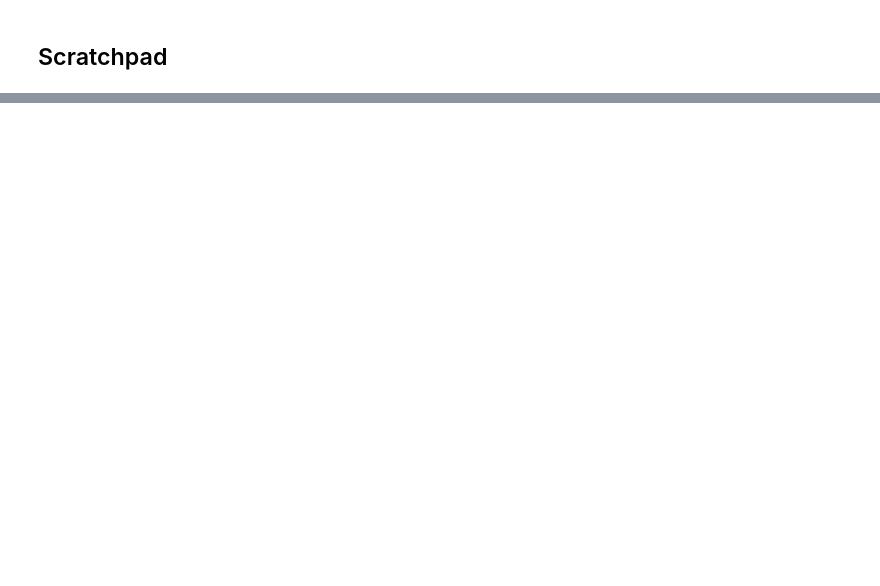
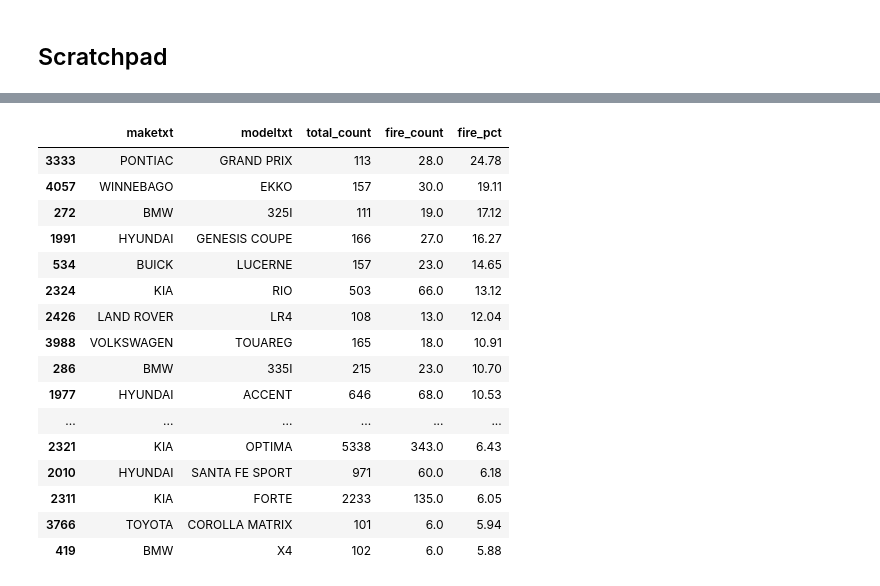
Before and after one commit to DavisM1212/NHTSA-ODI-Complaint-Analytics, a Jupyter notebook: notebooks/EDA.ipynb, the cells around one changed output, grey strips where cells are left out. Saved outputs shown, nothing was run; the diff lists cells and outputs as text; code cells hidden in the pictures; blank space fills up the shorter version.

```diff
--- a/notebooks/EDA.ipynb
+++ b/notebooks/EDA.ipynb
@@ -139,0 +255,53 @@ display(vehicle_null_summary.head(20))
+# %%
+# Fire rate by make/model
+m_m_totals = (
+    df[["maketxt", "modeltxt"]]
+    .dropna(subset=["maketxt", "modeltxt"])
+    .groupby(["maketxt", "modeltxt"])
+    .size()
+    .rename("total_count")
+)
+
+fire_counts = (
+    df[(df["fire"] == "Y")]
+    .groupby(["maketxt", "modeltxt"])
+    .size()
+    .rename("fire_count")
+)
+
+fire_rate = (m_m_totals.to_frame().join(fire_counts, how="left"))
+
+fire_rate["fire_pct"] = (
+    fire_rate["fire_count"] / fire_rate["total_count"]
+    * 100
+).round(2)
+
+fire_rate = fire_rate.reset_index()
+
+# Tiny groups can look dramatic, so keep only meaningful sample sizes
+min_total_count = 100
+fire_rate_view = fire_rate[fire_rate["total_count"] >= min_total_count]
+
+display(
+    fire_rate_view
+    .sort_values(["fire_pct", "fire_count", "total_count"], ascending=False)
+    .head(30)
+)
+# %% [output]
+|  | maketxt | modeltxt | total_count | fire_count | fire_pct |
+| 3333 | PONTIAC | GRAND PRIX | 113 | 28.0 | 24.78 |
+| 4057 | WINNEBAGO | EKKO | 157 | 30.0 | 19.11 |
+| 272 | BMW | 325I | 111 | 19.0 | 17.12 |
+| 1991 | HYUNDAI | GENESIS COUPE | 166 | 27.0 | 16.27 |
+| 534 | BUICK | LUCERNE | 157 | 23.0 | 14.65 |
+| 2324 | KIA | RIO | 503 | 66.0 | 13.12 |
+| 2426 | LAND ROVER | LR4 | 108 | 13.0 | 12.04 |
+| 3988 | VOLKSWAGEN | TOUAREG | 165 | 18.0 | 10.91 |
+| 286 | BMW | 335I | 215 | 23.0 | 10.70 |
+| 1977 | HYUNDAI | ACCENT | 646 | 68.0 | 10.53 |
+| ... | ... | ... | ... | ... | ... |
+| 2321 | KIA | OPTIMA | 5338 | 343.0 | 6.43 |
+| 2010 | HYUNDAI | SANTA FE SPORT | 971 | 60.0 | 6.18 |
+| 2311 | KIA | FORTE | 2233 | 135.0 | 6.05 |
+| 3766 | TOYOTA | COROLLA MATRIX | 101 | 6.0 | 5.94 |
+| 419 | BMW | X4 | 102 | 6.0 | 5.88 |
```
Also changed, not shown: parts of 5 cells of this notebook.
